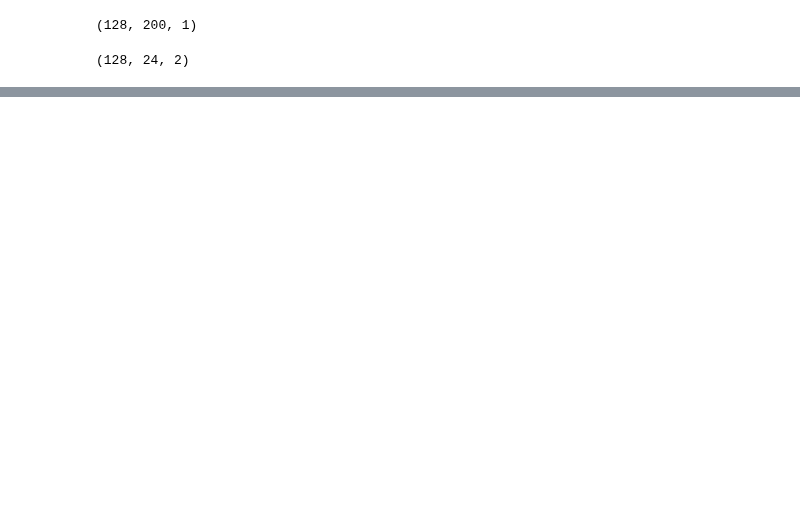
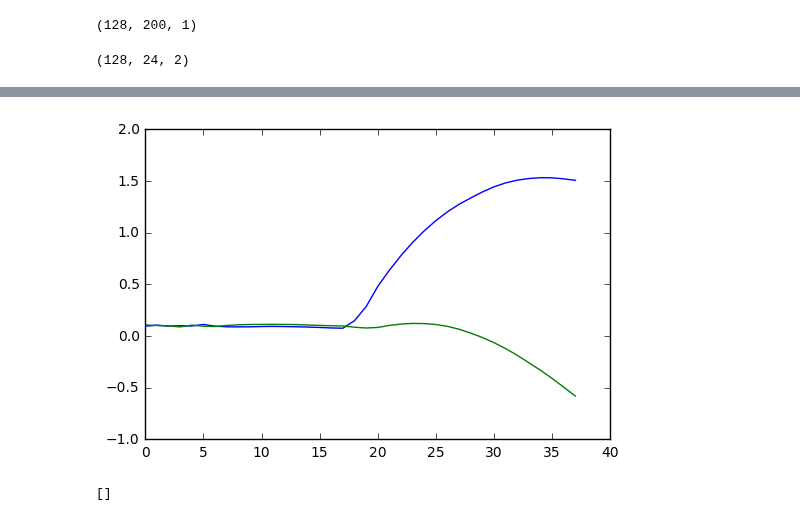
Before and after one commit to davidbrandfonbrener/sisyphus2, a Jupyter notebook: ipython notebooks/RDM analysis.ipynb, the cells around one changed output, grey strips where cells are left out. Saved outputs shown, nothing was run; the diff lists cells and outputs as text; code cells hidden in the pictures; blank space fills up the shorter version.

```diff
--- a/ipython notebooks/RDM analysis.ipynb
+++ b/ipython notebooks/RDM analysis.ipynb
@@ -62,0 +74,5 @@ sim = simulation_tools.Simulator(params, weights_path=weights_path)
+# %%
+plt.plot(output[:,0,:])
+plt.show()
+# %% [output]
+[figure, added]
@@ -62,0 +81,4 @@ sim = simulation_tools.Simulator(params, weights_path=weights_path)
+# %%
+I
+# %% [output]
+[]
```
Also changed, not shown: parts of 7 cells of this notebook, 2 other files.
